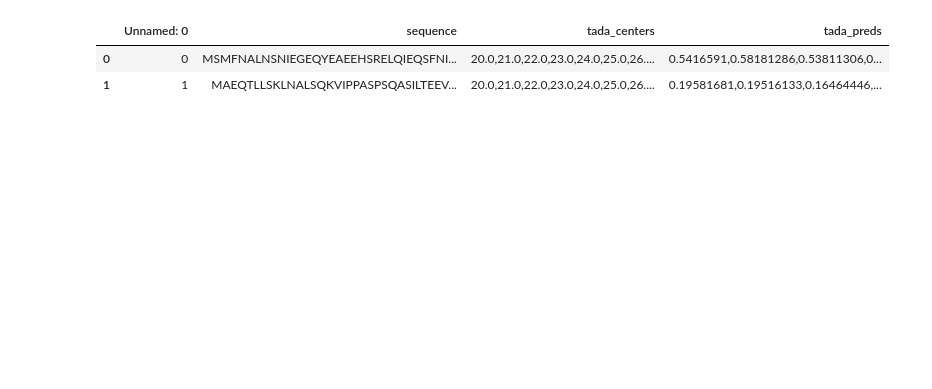
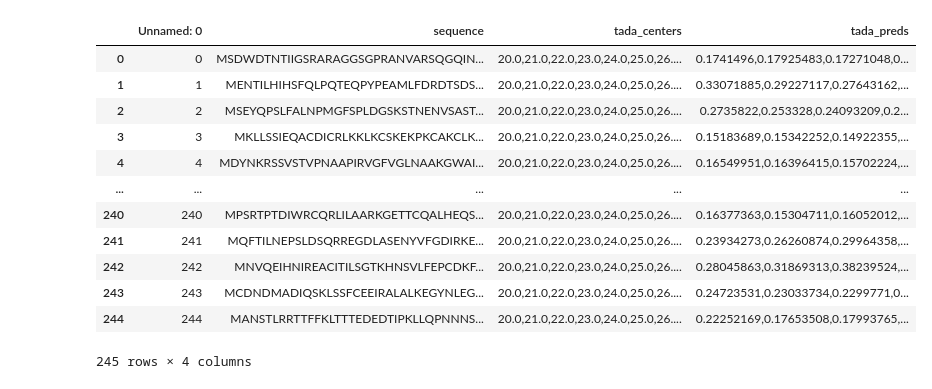
Before and after one commit to sanjanakotha/consensus_AD_predictor, a Jupyter notebook: notebooks/Comparing new vs old TADA yeast TF preds.ipynb, the cells around one changed output. Saved outputs shown, nothing was run; the diff lists cells and outputs as text; code cells hidden in the pictures; blank space fills up the shorter version.

```diff
--- a/notebooks/Comparing new vs old TADA yeast TF preds.ipynb
+++ b/notebooks/Comparing new vs old TADA yeast TF preds.ipynb
@@ -11,12 +23,20 @@ FileNotFoundError: [Errno 2] No such file or directory: '../output/yeast_TFs_pre
 # %%
-# new_yeast_tada_preds = pd.read_csv("../output/tada_pa_fix_yeast/TADA_preds.csv")
-new_yeast_tada_preds = pd.read_csv("../output/tada_test_long/TADA_preds.csv")
-#new_yeast_tada_preds = new_yeast_tada_preds.rename(columns = {"sequences" : "sequence", "preds" : "tada_preds"})
+new_yeast_tada_preds = pd.read_csv("/global/scratch/projects/fc_mvslab/OpenProjects/Sanjana/consensus_AD_predictor/output/tada_pa_fix_yeast/TADA_preds.csv")
 new_yeast_tada_preds
 # %% [output]
 |  | Unnamed: 0 | sequence | tada_centers | tada_preds |
-| 0 | 0 | MSMFNALNSNIEGEQYEAEEHSRELQIEQSFNI... | 20.0,21.0,22.0,23.0,24.0,25.0,26.... | 0.5416591,0.58181286,0.53811306,0... |
-| 1 | 1 | MAEQTLLSKLNALSQKVIPPASPSQASILTEEV... | 20.0,21.0,22.0,23.0,24.0,25.0,26.... | 0.19581681,0.19516133,0.16464446,... |
+| 0 | 0 | MSDWDTNTIIGSRARAGGSGPRANVARSQGQIN... | 20.0,21.0,22.0,23.0,24.0,25.0,26.... | 0.1741496,0.17925483,0.17271048,0... |
+| 1 | 1 | MENTILHIHSFQLPQTEQPYPEAMLFDRDTSDS... | 20.0,21.0,22.0,23.0,24.0,25.0,26.... | 0.33071885,0.29227117,0.27643162,... |
+| 2 | 2 | MSEYQPSLFALNPMGFSPLDGSKSTNENVSAST... | 20.0,21.0,22.0,23.0,24.0,25.0,26.... | 0.2735822,0.253328,0.24093209,0.2... |
+| 3 | 3 | MKLLSSIEQACDICRLKKLKCSKEKPKCAKCLK... | 20.0,21.0,22.0,23.0,24.0,25.0,26.... | 0.15183689,0.15342252,0.14922355,... |
+| 4 | 4 | MDYNKRSSVSTVPNAAPIRVGFVGLNAAKGWAI... | 20.0,21.0,22.0,23.0,24.0,25.0,26.... | 0.16549951,0.16396415,0.15702224,... |
+| ... | ... | ... | ... | ... |
+| 240 | 240 | MPSRTPTDIWRCQRLILAARKGETTCQALHEQS... | 20.0,21.0,22.0,23.0,24.0,25.0,26.... | 0.16377363,0.15304711,0.16052012,... |
+| 241 | 241 | MQFTILNEPSLDSQRREGDLASENYVFGDIRKE... | 20.0,21.0,22.0,23.0,24.0,25.0,26.... | 0.23934273,0.26260874,0.29964358,... |
+| 242 | 242 | MNVQEIHNIREACITILSGTKHNSVLFEPCDKF... | 20.0,21.0,22.0,23.0,24.0,25.0,26.... | 0.28045863,0.31869313,0.38239524,... |
+| 243 | 243 | MCDNDMADIQSKLSSFCEEIRALALKEGYNLEG... | 20.0,21.0,22.0,23.0,24.0,25.0,26.... | 0.24723531,0.23033734,0.2299771,0... |
+| 244 | 244 | MANSTLRRTTFFKLTTTEDEDTIPKLLQPNNNS... | 20.0,21.0,22.0,23.0,24.0,25.0,26.... | 0.22252169,0.17653508,0.17993765,... |
+245 rows × 4 columns
 # %%
 def activity_string_to_array(prob_string, delim = ","):
     a = prob_string.replace('\n','')
```
Also changed, not shown: parts of 17 cells of this notebook.
